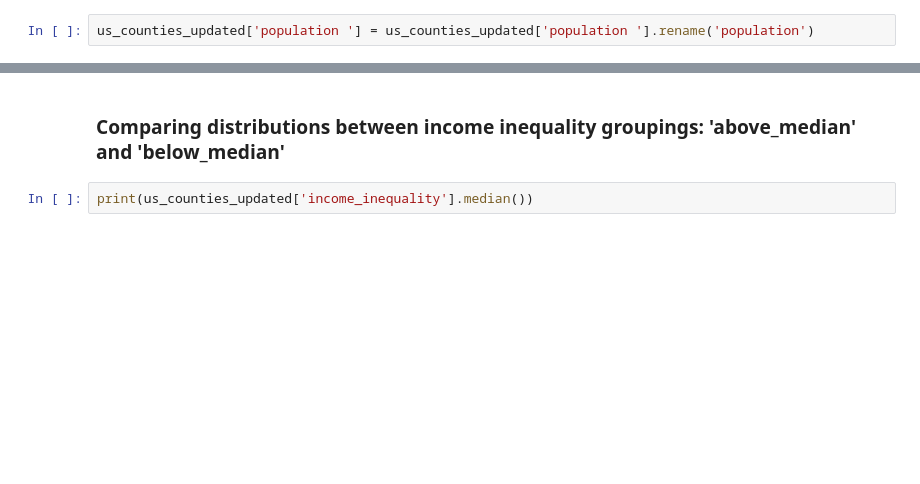
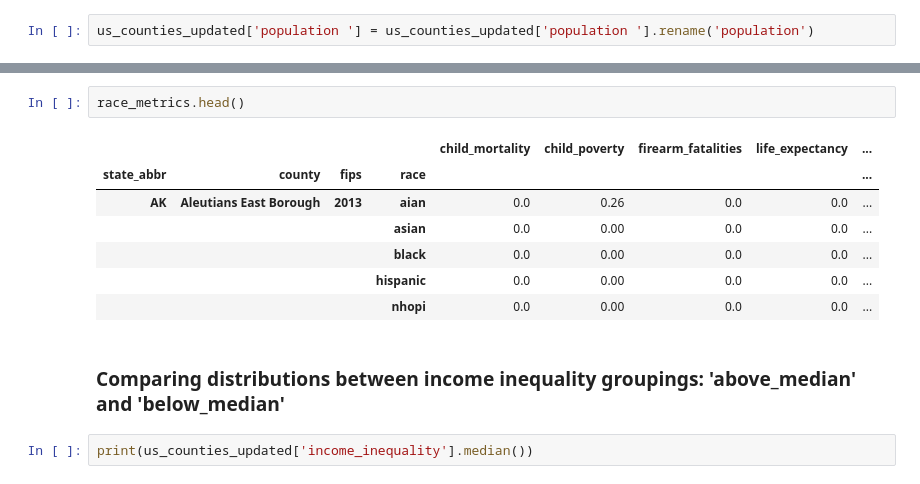
Before and after one commit to mapsg91/CapstoneII_MG, a Jupyter notebook: data/Clean Data/selected_vars/clean_select_features.ipynb, the cells around one changed output, grey strips where cells are left out. Drawn from its saved outputs; the diff is of its cells as text; blank space fills up the shorter version.

```diff
--- a/data/Clean Data/selected_vars/clean_select_features.ipynb
+++ b/data/Clean Data/selected_vars/clean_select_features.ipynb
@@ -224,3 +245,13 @@ plt.show()
+# %%
+race_metrics.head()
+# %% [output]
+|  |  |  |  | child_mortality | child_poverty | firearm_fatalities | life_expectancy | ... |
+| state_abbr | county | fips | race |  |  |  |  | ... |
+| AK | Aleutians East Borough | 2013 | aian | 0.0 | 0.26 | 0.0 | 0.0 | ... |
+|  |  |  | asian | 0.0 | 0.00 | 0.0 | 0.0 | ... |
+|  |  |  | black | 0.0 | 0.00 | 0.0 | 0.0 | ... |
+|  |  |  | hispanic | 0.0 | 0.00 | 0.0 | 0.0 | ... |
+|  |  |  | nhopi | 0.0 | 0.00 | 0.0 | 0.0 | ... |
 # %% [markdown]
 ### Comparing distributions between income inequality groupings: 'above_median' and 'below_median'
 # %%
```
Also changed, not shown: parts of 27 cells of this notebook, 1 other file.
